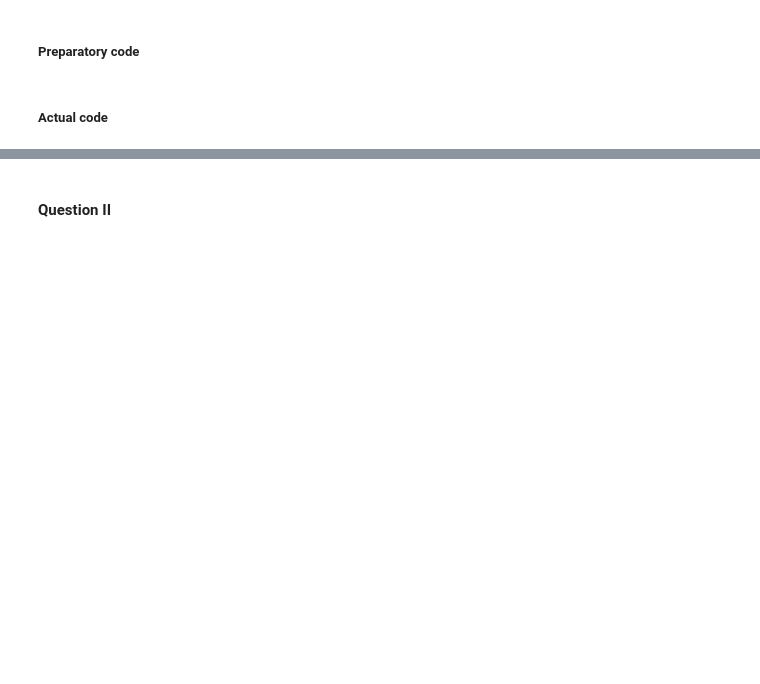
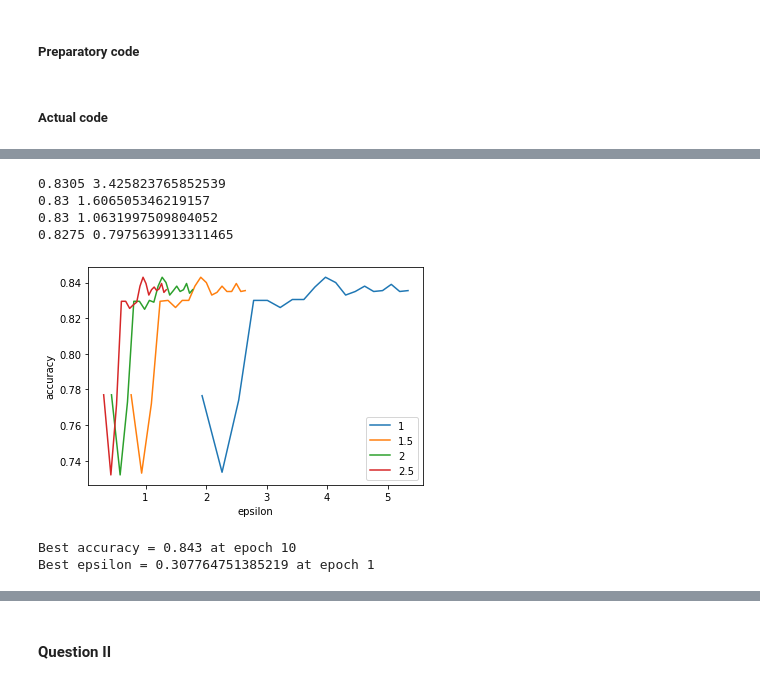
Before and after one commit to enricobu96/tml-projects, a Jupyter notebook: project2/project2.ipynb, the cells around one changed output, grey strips where cells are left out. Cells and saved outputs as stored; diff of their text form; code cells hidden in the pictures; blank space fills up the shorter version.

```diff
--- a/project2/project2.ipynb
+++ b/project2/project2.ipynb
@@ -281,0 +299,42 @@ plt.show()
+# %%
+# Test noise multiplier
+best_eps = float('inf')
+best_eps_ep = 0
+best_acc = 0
+best_acc_ep = 0
+for nm in noise_multipliers:
+    x = []
+    y = []
+    train_loader, test_loader = create_data_loaders(train_tensor, test_tensor, sample_rate)
+
+    for epoch in range(1,20):
+        model = LogisticRegression(input_dim)
+        epsilon, alpha = train(
+            model, train_loader, torch.optim.SGD, learning_rate, epoch, sample_rate,
+            nm, clip_bound, delta
+        )
+        x.append(epsilon)
+        _, total_accuracy = test(model, test_loader)
+        y.append(total_accuracy)
+        if epsilon <= best_eps:
+            best_eps = epsilon
+            best_eps_ep = epoch
+        if best_acc <= total_accuracy:
+            best_acc = total_accuracy
+            best_acc_ep = epoch
+        if epoch==7:
+            print(total_accuracy, epsilon)
+    plt.plot(x, y, label=nm)
+plt.xlabel('epsilon')
+plt.ylabel('accuracy')
+plt.legend()
+plt.show()
+print('Best accuracy =', best_acc, 'at epoch', best_acc_ep, '\nBest epsilon =', best_eps, 'at epoch', best_eps_ep)
+# %% [output]
+0.8305 3.425823765852539
+0.83 1.606505346219157
+0.83 1.0631997509804052
+0.8275 0.7975639913311465
+[figure, added]
+Best accuracy = 0.843 at epoch 10
+Best epsilon = 0.307764751385219 at epoch 1
```
Also changed, not shown: parts of 14 cells of this notebook.
